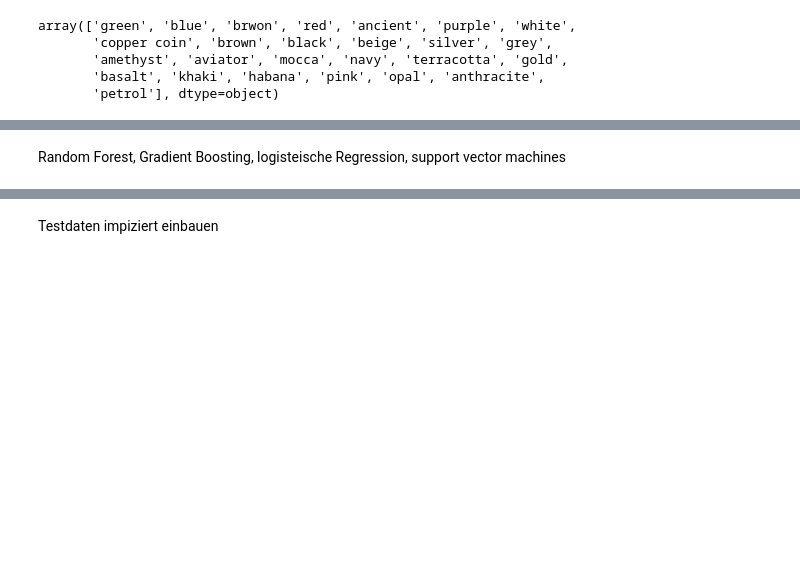
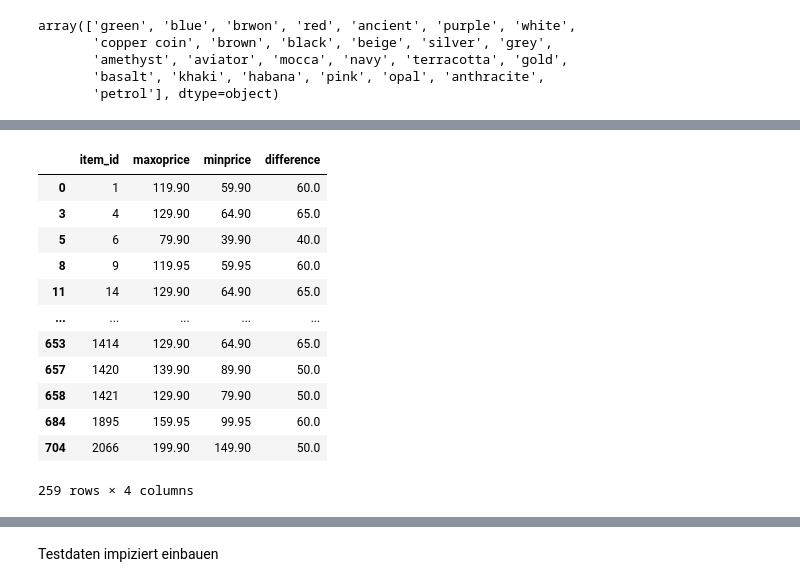
Before and after one commit to P-AEL/ML-Projekt, a Jupyter notebook: Paul/blob.ipynb, the cells around one changed output, grey strips where cells are left out. Drawn from its saved outputs; the diff is of its cells as text; code cells hidden in the pictures; blank space fills up the shorter version.

```diff
--- a/Paul/blob.ipynb
+++ b/Paul/blob.ipynb
@@ -252,4 +258,8 @@ df.describe()
 # %%
-li = df[df.item_price == 999].item_id.unique().tolist()
+lis = df_5[df_5.item_price > 1].item_id.unique().tolist()
-# %% [markdown]
-Random Forest, Gradient Boosting, logisteische Regression, support vector machines
+# %%
+df_6 = df[df.item_id.isin(lis)]
+# %%
+df_6 = df_6.groupby("item_id").agg(maxoprice=("item_price","max"),minprice=("item_price","min")).reset_index()
+# %%
+df_6["difference"] = df_6.maxoprice-df_6.minprice
@@ -255,0 +268,16 @@ Random Forest, Gradient Boosting, logisteische Regression, support vector machin
+# %%
+df_6[df_6.difference > 40]
+# %% [output]
+|  | item_id | maxoprice | minprice | difference |
+| 0 | 1 | 119.90 | 59.90 | 60.0 |
+| 3 | 4 | 129.90 | 64.90 | 65.0 |
+| 5 | 6 | 79.90 | 39.90 | 40.0 |
+| 8 | 9 | 119.95 | 59.95 | 60.0 |
+| 11 | 14 | 129.90 | 64.90 | 65.0 |
+| ... | ... | ... | ... | ... |
+| 653 | 1414 | 129.90 | 64.90 | 65.0 |
+| 657 | 1420 | 139.90 | 89.90 | 50.0 |
+| 658 | 1421 | 129.90 | 79.90 | 50.0 |
+| 684 | 1895 | 159.95 | 99.95 | 60.0 |
+| 704 | 2066 | 199.90 | 149.90 | 50.0 |
+259 rows × 4 columns
```
Also changed, not shown: parts of 12 cells of this notebook.
